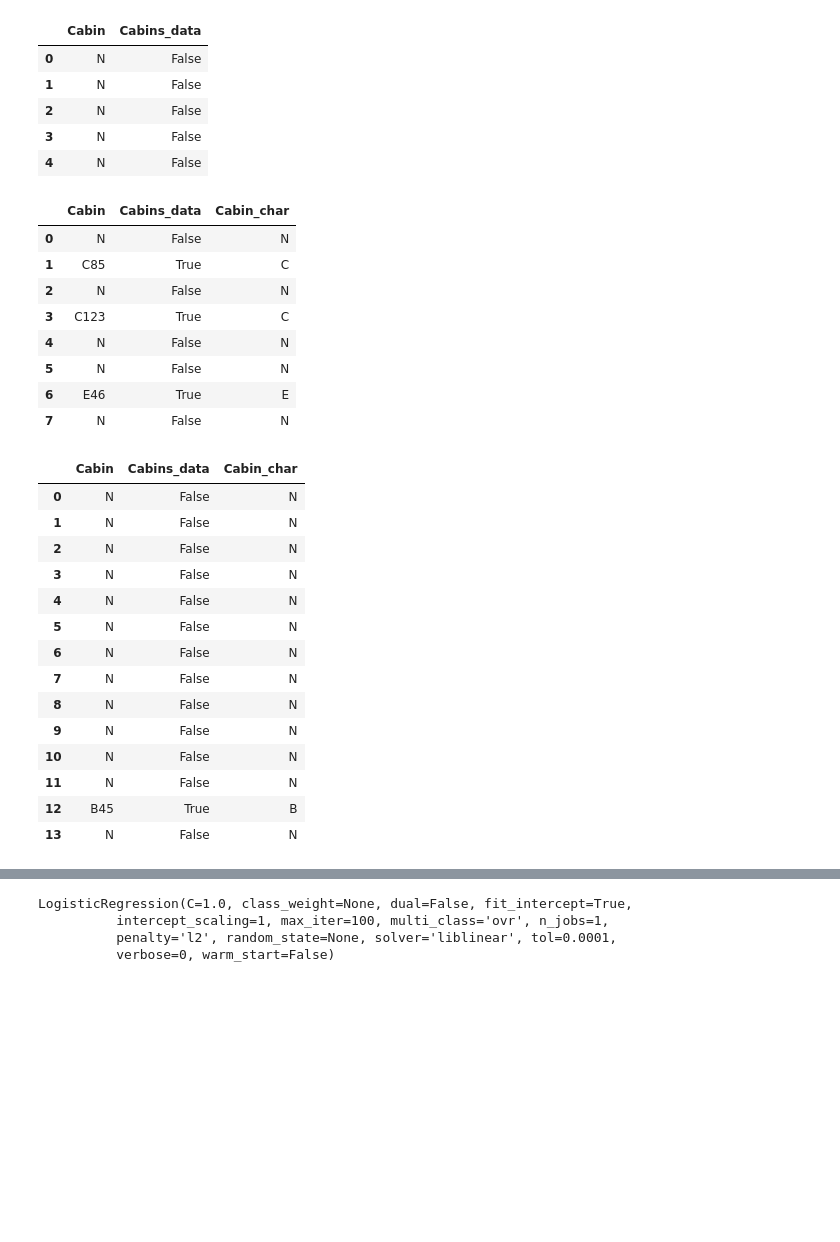
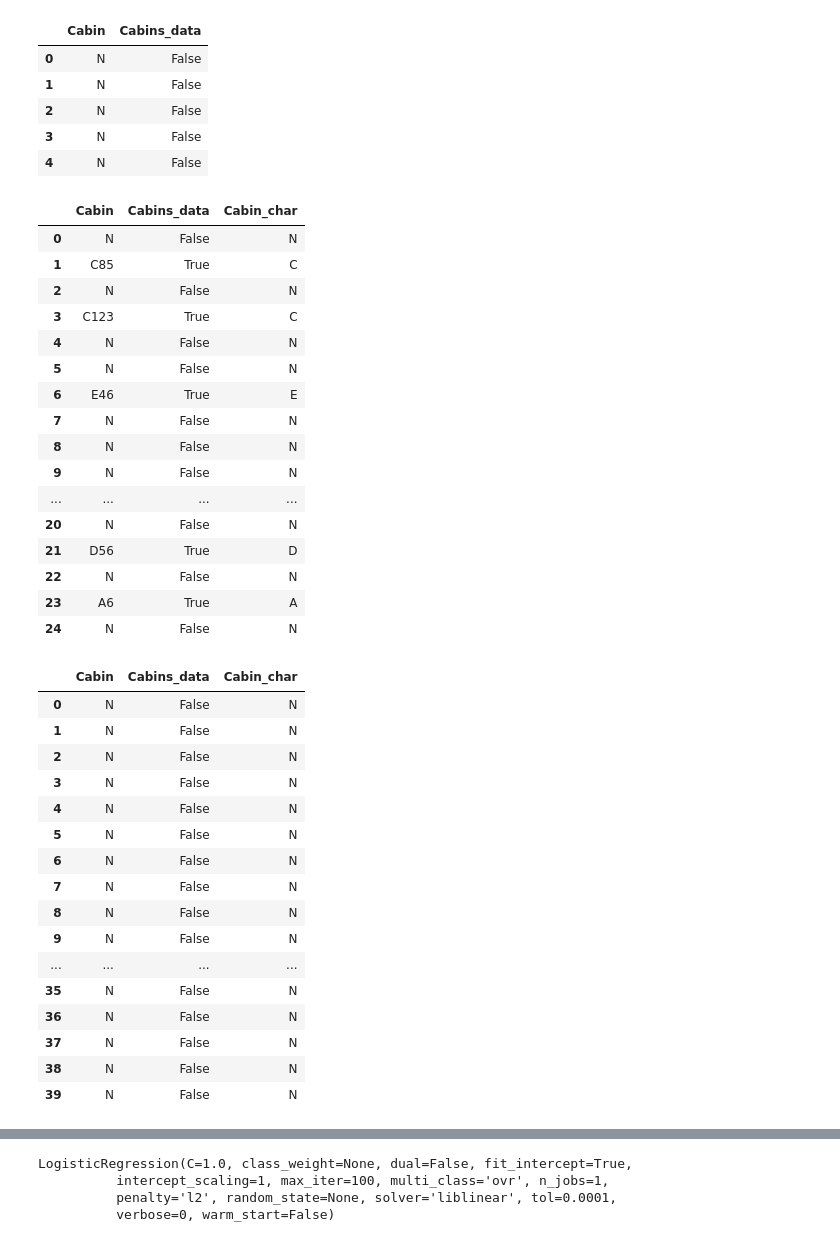
Before and after one commit to PL1N/Titanic-Dataset, a Jupyter notebook: TitanicDatasetSolve.ipynb, the cells around one changed output, grey strips where cells are left out. Cells and saved outputs as stored; diff of their text form; code cells hidden in the pictures; blank space fills up the shorter version.

Commit message:
Edit code and add solution with features selection

```diff
--- a/TitanicDatasetSolve.ipynb
+++ b/TitanicDatasetSolve.ipynb
@@ -229,24 +233,29 @@ test_cabins_only.head(5)
 # %%
 features = cabin_features(train_cabins_only["Cabin"])
 train_cabins_only["Cabin_char"] = select_column_from_matrix(features,0)
-#train_cabins_only["Cabin_number"] = select_column_from_matrix(features,1)
-#train_cabins_only["n_numbers"] = select_column_from_matrix(features,2)
-#tain_cabins_only = train_cabins_only.drop(columns = ["Cabin"])
-train_cabins_only.head(8)
+train_cabins_only.head(25)
 # %% [output]
 |  | Cabin | Cabins_data | Cabin_char |
 | 0 | N | False | N |
 | 1 | C85 | True | C |
 | 2 | N | False | N |
 | 3 | C123 | True | C |
 | 4 | N | False | N |
 | 5 | N | False | N |
 | 6 | E46 | True | E |
 | 7 | N | False | N |
+| 8 | N | False | N |
+| 9 | N | False | N |
+| ... | ... | ... | ... |
+| 20 | N | False | N |
+| 21 | D56 | True | D |
+| 22 | N | False | N |
+| 23 | A6 | True | A |
+| 24 | N | False | N |
 # %%
 test_features = cabin_features(test_cabins_only["Cabin"])
 test_cabins_only["Cabin_char"] = select_column_from_matrix(test_features,0)
-test_cabins_only.head(14)
+test_cabins_only.head(40)
 # %% [output]
 |  | Cabin | Cabins_data | Cabin_char |
 | 0 | N | False | N |
@@ -259,10 +268,12 @@ test_cabins_only.head(14)
 | 7 | N | False | N |
 | 8 | N | False | N |
 | 9 | N | False | N |
-| 10 | N | False | N |
-| 11 | N | False | N |
-| 12 | B45 | True | B |
-| 13 | N | False | N |
+| ... | ... | ... | ... |
+| 35 | N | False | N |
+| 36 | N | False | N |
+| 37 | N | False | N |
+| 38 | N | False | N |
+| 39 | N | False | N |
 # %%
 for column in ["Cabins_data"]:
     train_data_cabins = create_dummies(train_cabins_only,column)
```
Also changed, not shown: parts of 20 cells of this notebook.
